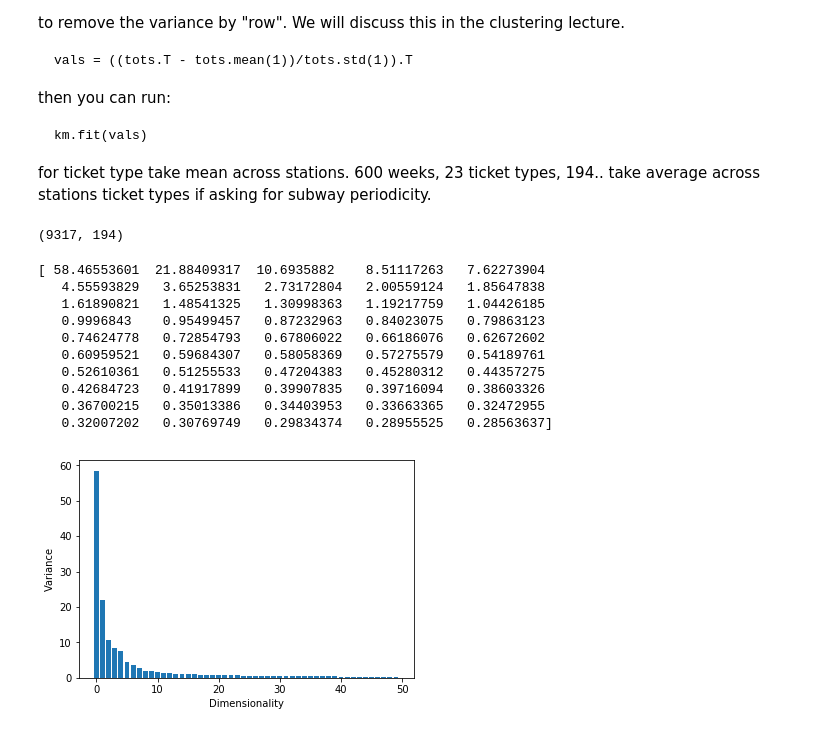
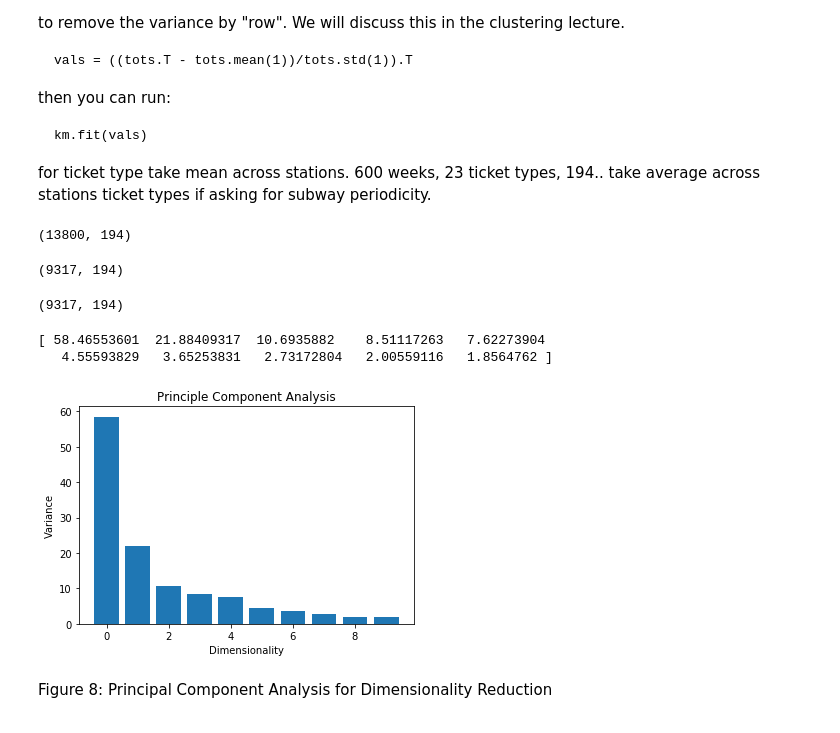
Before and after one commit to rxl204/PUI2017_rxl204, a Jupyter notebook: HW10_rxl204/HW10_rxl204.ipynb, the cells around one changed output. Cells and saved outputs as stored; diff of their text form; code cells hidden in the pictures.

```diff
--- a/HW10_rxl204/HW10_rxl204.ipynb
+++ b/HW10_rxl204/HW10_rxl204.ipynb
@@ -380,5 +440,8 @@ from sklearn.decomposition import PCA
 # %%
 tots = mtaRides.transpose(2,0,1).reshape(mtaRides.shape[2], mtaRides.shape[1]*mtaRides.shape[0]).T
+tots.shape
+# %% [output]
+(13800, 194)
 # %%
 tots = tots[tots.std(1)>0]
 tots.shape
@@ -386,28 +449,26 @@ tots.shape
 (9317, 194)
 # %%
 vals = ((tots.T - tots.mean(1))/tots.std(1)).T
+vals.shape
+# %% [output]
+(9317, 194)
 # %%
 from sklearn.cluster import KMeans
 # %%
 from sklearn.decomposition import PCA
-n=50
+n=10
 pca = PCA(n)
 Xproj = pca.fit_transform(vals)
 eigenvalues = pca.explained_variance_
 print(pca.explained_variance_)
 plt.bar(np.arange(n), eigenvalues);
 plt.xlabel("Dimensionality")
 plt.ylabel("Variance")
-plt.show()
+plt.title("Principle Component Analysis")
+plt.show();
 # %% [output]
 [ 58.46553601  21.88409317  10.6935882    8.51117263   7.62273904
-   4.55593829   3.65253831   2.73172804   2.00559124   1.85647838
-   1.61890821   1.48541325   1.30998363   1.19217759   1.04426185
-   0.9996843    0.95499457   0.87232963   0.84023075   0.79863123
-   0.74624778   0.72854793   0.67806022   0.66186076   0.62672602
-   0.60959521   0.59684307   0.58058369   0.57275579   0.54189761
-   0.52610361   0.51255533   0.47204383   0.45280312   0.44357275
-   0.42684723   0.41917899   0.39907835   0.39716094   0.38603326
-   0.36700215   0.35013386   0.34403953   0.33663365   0.32472955
-   0.32007202   0.30769749   0.29834374   0.28955525   0.28563637]
+   4.55593829   3.65253831   2.73172804   2.00559116   1.8564762 ]
-[figure, old version]
+[figure, new version]
+# %% [markdown]
+Figure 8: Principal Component Analysis for Dimensionality Reduction
```
Also changed, not shown: parts of 19 cells of this notebook, 1 other file.
